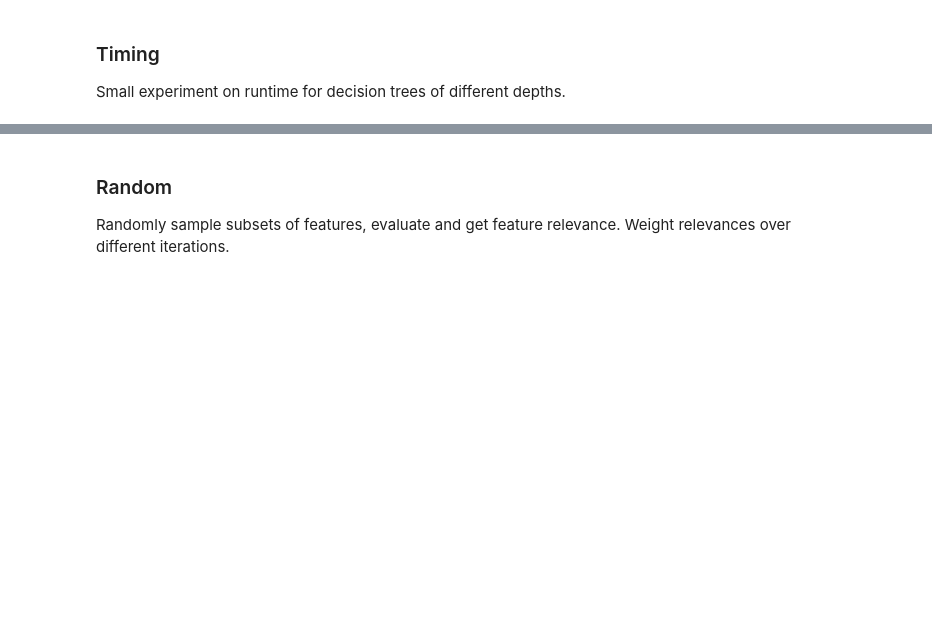
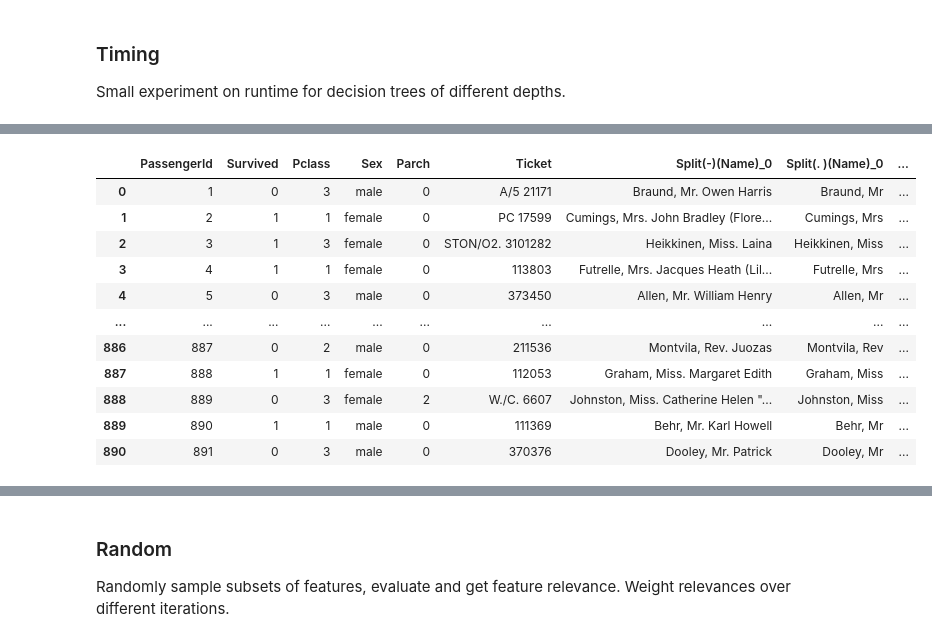
Before and after one commit to PidgeyUsedGust/avatar, a Jupyter notebook: notebooks/selection.ipynb, the cells around one changed output, grey strips where cells are left out. Saved outputs shown, nothing was run; the diff lists cells and outputs as text; code cells hidden in the pictures; blank space fills up the shorter version.

```diff
--- a/notebooks/selection.ipynb
+++ b/notebooks/selection.ipynb
@@ -209,0 +187,97 @@ XGB     32      0.20048809051513672
+# %%
+from pandas.api.types import is_numeric_dtype
+
+
+class IterativePreselector:
+    """Train decision stump for every feature individually."""
+
+    def __init__(self, threshold: float = 0.95):
+        """
+
+        Args:
+            threshold: Features that make the same prediction for
+                `threshold` percentage of rows are discarded.
+
+        """
+        self.threshold = 1 - threshold
+
+    def predictions(self, df: pd.DataFrame, target) -> pd.DataFrame:
+        """Make predictions.
+
+        Returns:
+            Dataframe with same shape as `df` containing predictions for
+            every feature.
+
+        """
+
+        # prepare data for mercs
+        data, nominal = to_mercs(df)
+        data = data.values
+        data_test = np.nan_to_num(data)
+
+        # initialise mask and quer
+        base_m_code = to_m_codes(df, target)
+        base_q_code = np.copy(base_m_code[0])
+        base_m_code[base_m_code == 0] = -1
+
+        # perform predictions
+        predictions = pd.DataFrame(0, index=df.index, columns=df.columns)
+        for i, column in enumerate(df.columns):
+            if column == target:
+                continue
+            m_code = np.copy(base_m_code)
+            m_code[:, i] = 0
+            model = Mercs(classifier_algorithm="DT", max_depth=1)
+            model.fit(data, nominal_attributes=nominal, m_codes=m_code)
+            predictions[column] = model.predict(data_test, q_code=base_q_code)
+
+        return predictions
+
+    def select(self, df: pd.DataFrame, target) -> pd.DataFrame:
+        """Perform selection.
+
+        Returns:
+            A dataframe containing only selected features.
+
+        """
+
+        # get predictions
+        predictions = self.predictions(df, target)
+
+        # get columns similar to another columns
+        similar = set()
+        for i, ci in enumerate(predictions.columns):
+            if ci in similar:
+                break
+            column = predictions[ci]
+            column_type = is_numeric_dtype(selected[ci])
+            for cj in predictions.columns[i + 1:]:
+                if cj in similar:
+                    break
+                other = predictions[cj]
+                other_type = is_numeric_dtype(selected[cj])
+                if ((    column_type and     other_type) or
+                    (not column_type and not other_type)):
+                    d = np.abs(column - other).sum() / len(column)
+                    if d < self.threshold:
+                        similar.add(cj)
+
+        # similar ones and return
+        return df.drop(similar, axis=1)
+
+
+preselected = IterativePreselector().select(selected, "Survived")
+preselected
+# %% [output]
+|  | PassengerId | Survived | Pclass | Sex | Parch | Ticket | Split(-)(Name)_0 | Split(. )(Name)_0 | ... |
+| 0 | 1 | 0 | 3 | male | 0 | A/5 21171 | Braund, Mr. Owen Harris | Braund, Mr | ... |
+| 1 | 2 | 1 | 1 | female | 0 | PC 17599 | Cumings, Mrs. John Bradley (Flore... | Cumings, Mrs | ... |
+| 2 | 3 | 1 | 3 | female | 0 | STON/O2. 3101282 | Heikkinen, Miss. Laina | Heikkinen, Miss | ... |
+| 3 | 4 | 1 | 1 | female | 0 | 113803 | Futrelle, Mrs. Jacques Heath (Lil... | Futrelle, Mrs | ... |
+| 4 | 5 | 0 | 3 | male | 0 | 373450 | Allen, Mr. William Henry | Allen, Mr | ... |
+| ... | ... | ... | ... | ... | ... | ... | ... | ... | ... |
+| 886 | 887 | 0 | 2 | male | 0 | 211536 | Montvila, Rev. Juozas | Montvila, Rev | ... |
+| 887 | 888 | 1 | 1 | female | 0 | 112053 | Graham, Miss. Margaret Edith | Graham, Miss | ... |
+| 888 | 889 | 0 | 3 | female | 2 | W./C. 6607 | Johnston, Miss. Catherine Helen "... | Johnston, Miss | ... |
+| 889 | 890 | 1 | 1 | male | 0 | 111369 | Behr, Mr. Karl Howell | Behr, Mr | ... |
+| 890 | 891 | 0 | 3 | male | 0 | 370376 | Dooley, Mr. Patrick | Dooley, Mr | ... |
```
Also changed, not shown: parts of 35 cells of this notebook, 14 other files.
